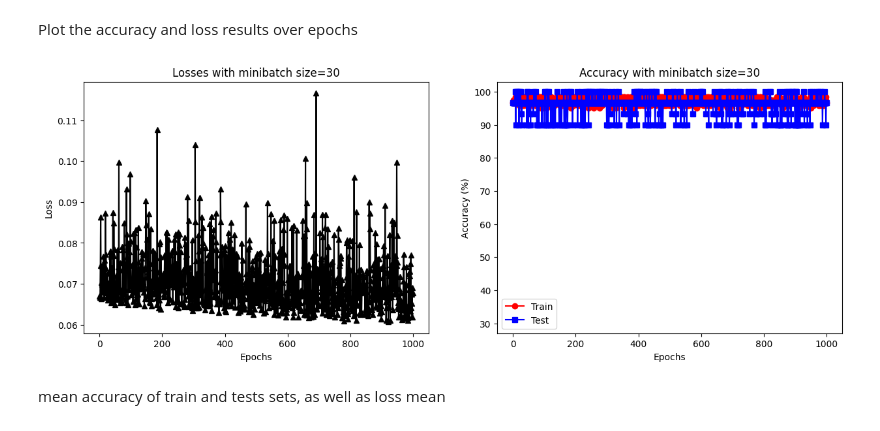
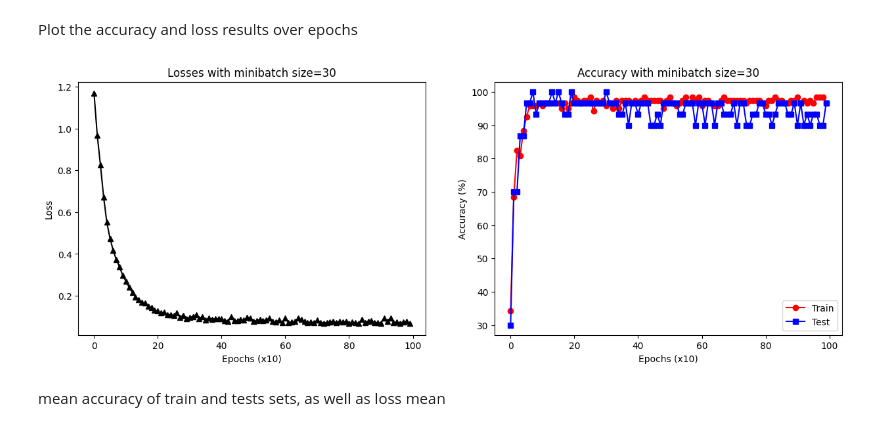
Before and after one commit to kozoB/IrisClassificationANN, a Jupyter notebook: IrisClassificationMulticlass.ipynb, the cells around one changed output. Drawn from its saved outputs; the diff is of its cells as text; code cells hidden in the pictures.

Commit message:
Better graphs

```diff
--- a/IrisClassificationMulticlass.ipynb
+++ b/IrisClassificationMulticlass.ipynb
@@ -334,19 +334,14 @@ def TrainModel():
       y_hat_indices = torch.argmax(nn.functional.softmax(y_hat), axis=1)
       y_indices = torch.argmax(y,axis=1)
 
-      # print(y)
-      # print(nn.functional.softmax(y_hat))
-      # print("\n")
-      # print(y_indices)
-      # print(y_hat_indices)
-
       # Calculate accuracy
       batchAcc.append(100 * torch.mean((y_hat_indices == y_indices).float()).item())
       batchLoss.append( loss.item() )
 
-    # average batches training accuracy
-    trainAcc.append( np.mean(batchAcc) )
-    losses.append( np.mean(batchLoss) )
+    if epoch % 10 == 0:
+      # average batches training accuracy for every 10 epochs
+      trainAcc.append( np.mean(batchAcc) )
+      losses.append( np.mean(batchLoss) )
 
     # test accuracy
     nn_model.eval()
@@ -354,7 +349,8 @@ def TrainModel():
     predLabels = torch.argmax(nn.functional.softmax(nn_model(X)),axis=1)
     y_test_indices = torch.argmax(y,axis=1)
 
-    testAcc.append( 100*torch.mean((predLabels == y_test_indices).float()).item() )
+    if epoch % 10 == 0:
+      testAcc.append( 100*torch.mean((predLabels == y_test_indices).float()).item() )
 
   return trainAcc, testAcc, losses
 # %%
@@ -364,26 +360,28 @@ Plot the accuracy and loss results over epochs
 # %%
 import matplotlib.pyplot as plt
 
 # plot the results
-fig,ax = plt.subplots(1,2,figsize=(15,5))
+fig, ax = plt.subplots(1, 2, figsize=(15, 5))
 
+# Assuming losses and trainAcc/testAcc have the same length (number of epochs)
+epochs = range(len(losses))  # Create a list of epoch numbers
 
-ax[0].plot(losses,'k^-')
+ax[0].plot(epochs, losses, 'k^-')  # Multiply each epoch by 10
 ax[0].set_ylabel('Loss')
-ax[0].set_xlabel('Epochs')
+ax[0].set_xlabel('Epochs (x10)')  # Indicate x-axis is scaled by 10
 ax[0].set_title('Losses with minibatch size=' + str(30))
 
-ax[1].plot(trainAcc,'ro-')
-ax[1].plot(testAcc,'bs-')
+ax[1].plot(epochs, trainAcc, 'ro-', label='Train')  # Multiply each epoch by 10
+ax[1].plot(epochs, testAcc, 'bs-', label='Test')  # Multiply each epoch by 10
 ax[1].set_title('Accuracy with minibatch size=' + str(30))
-ax[1].set_xlabel('Epochs')
+ax[1].set_xlabel('Epochs (x10)')  # Indicate x-axis is scaled by 10
 ax[1].set_ylabel('Accuracy (%)')
-ax[1].legend(['Train','Test'])
-ax[1].set_ylim([27,103])
+ax[1].legend()
+ax[1].set_ylim([27, 103])
 
 plt.show()
 # %% [output]
-[figure, old version]
+[figure, new version]
 # %% [markdown]
 mean accuracy of train and tests sets, as well as loss mean
 # %%
```
Also changed, not shown: parts of 1 cell of this notebook.
